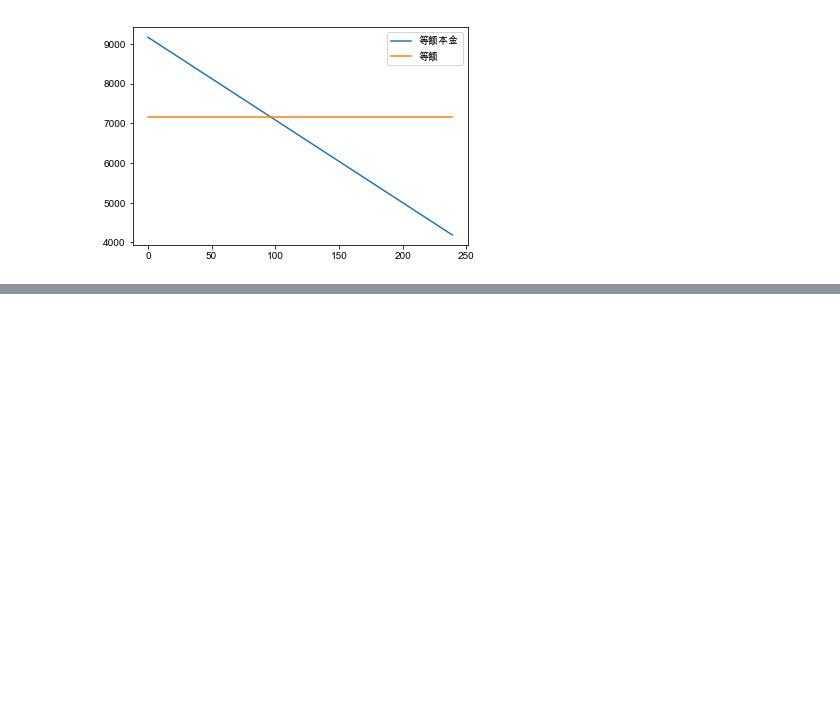
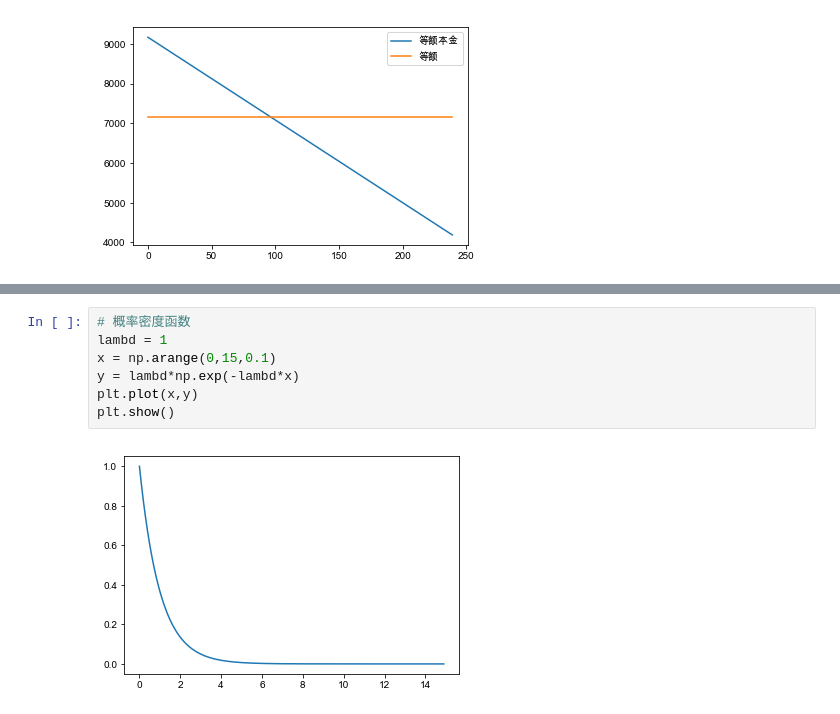
Before and after one commit to mayi140611/mayiexamples, a Jupyter notebook: finance/Python金融业数据化运营实战（第四期）.ipynb, the cells around one changed output, grey strips where cells are left out. Drawn from its saved outputs; the diff is of its cells as text; blank space fills up the shorter version.

```diff
--- a/finance/Python金融业数据化运营实战（第四期）.ipynb
+++ b/finance/Python金融业数据化运营实战（第四期）.ipynb
@@ -342,0 +398,9 @@ plt.show()
+# %%
+# 概率密度函数
+lambd = 1
+x = np.arange(0,15,0.1)
+y = lambd*np.exp(-lambd*x)
+plt.plot(x,y)
+plt.show()
+# %% [output]
+[figure, added]
```
Also changed, not shown: parts of 39 cells of this notebook, 4 other files.
